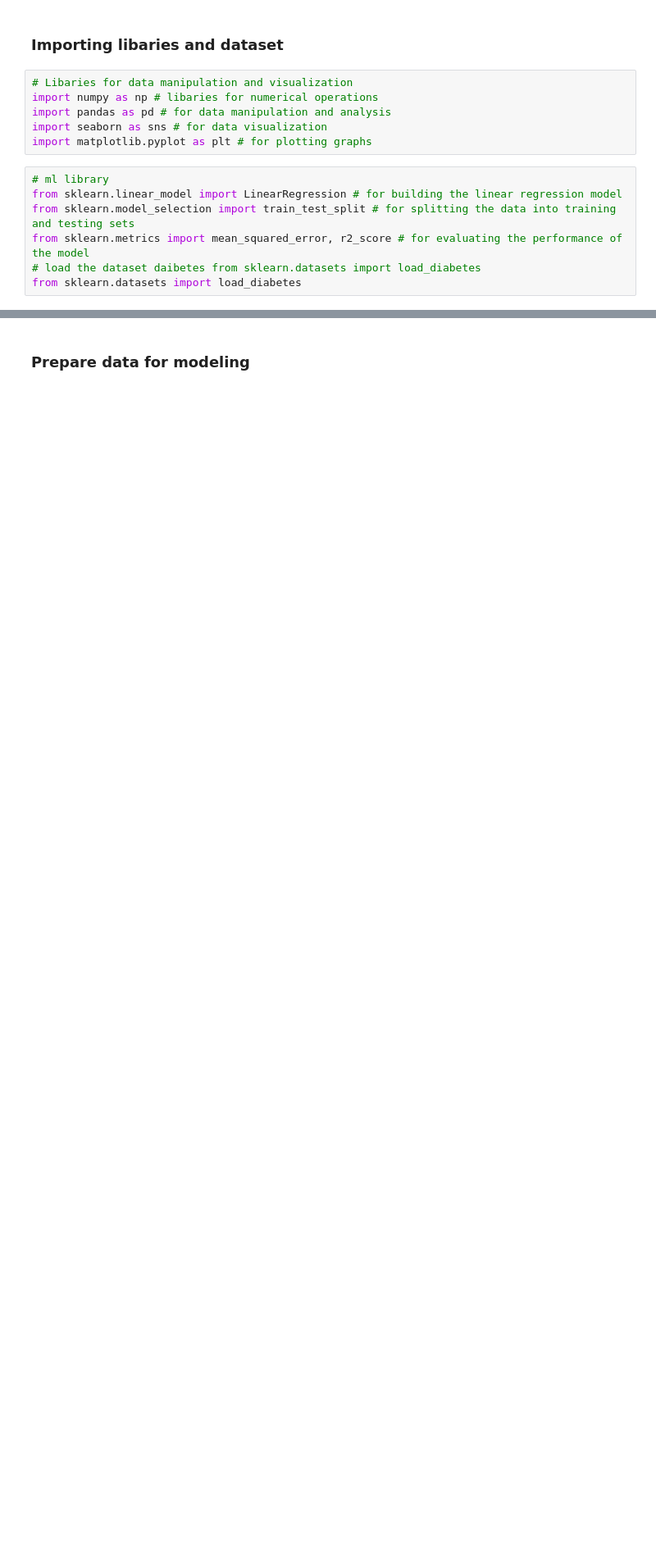
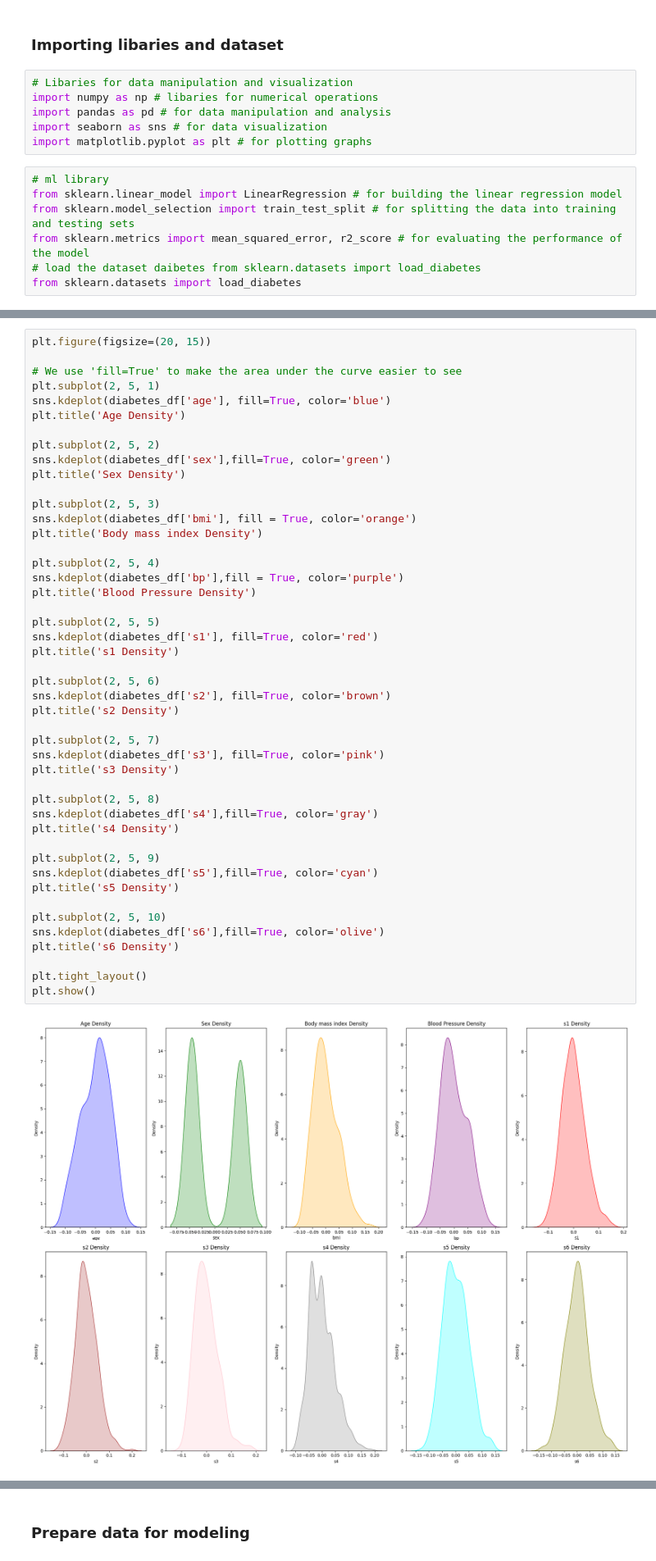
Before and after one commit to zulekhashuki-netizen/Machine-Learning-Diabates-Model, a Jupyter notebook: DM.ipynb, the cells around one changed output, grey strips where cells are left out. Shown at 82% size. Saved outputs shown, nothing was run; the diff lists cells and outputs as text; blank space fills up the shorter version.

```diff
--- a/DM.ipynb
+++ b/DM.ipynb
@@ -92,0 +383,48 @@ from sklearn.datasets import load_diabetes
+# %%
+plt.figure(figsize=(20, 15))
+
+# We use 'fill=True' to make the area under the curve easier to see
+plt.subplot(2, 5, 1)
+sns.kdeplot(diabetes_df['age'], fill=True, color='blue')
+plt.title('Age Density')
+
+plt.subplot(2, 5, 2)
+sns.kdeplot(diabetes_df['sex'],fill=True, color='green')
+plt.title('Sex Density')
+
+plt.subplot(2, 5, 3)
+sns.kdeplot(diabetes_df['bmi'], fill = True, color='orange')
+plt.title('Body mass index Density')
+
+plt.subplot(2, 5, 4)
+sns.kdeplot(diabetes_df['bp'],fill = True, color='purple')
+plt.title('Blood Pressure Density')
+
+plt.subplot(2, 5, 5)
+sns.kdeplot(diabetes_df['s1'], fill=True, color='red')
+plt.title('s1 Density')
+
+plt.subplot(2, 5, 6)
+sns.kdeplot(diabetes_df['s2'], fill=True, color='brown')
+plt.title('s2 Density')
+
+plt.subplot(2, 5, 7)
+sns.kdeplot(diabetes_df['s3'], fill=True, color='pink')
+plt.title('s3 Density')
+
+plt.subplot(2, 5, 8)
+sns.kdeplot(diabetes_df['s4'],fill=True, color='gray')
+plt.title('s4 Density')
+
+plt.subplot(2, 5, 9)
+sns.kdeplot(diabetes_df['s5'],fill=True, color='cyan')
+plt.title('s5 Density')
+
+plt.subplot(2, 5, 10)
+sns.kdeplot(diabetes_df['s6'],fill=True, color='olive')
+plt.title('s6 Density')
+
+plt.tight_layout()
+plt.show()
+# %% [output]
+[figure, added]
```
Also changed, not shown: parts of 39 cells of this notebook, 3 other files.
